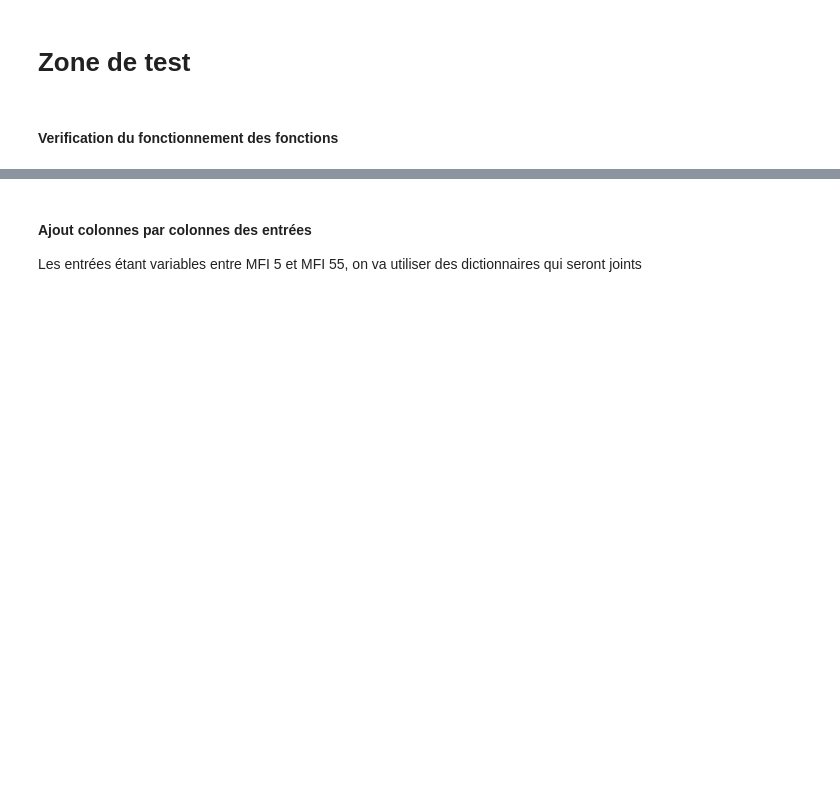
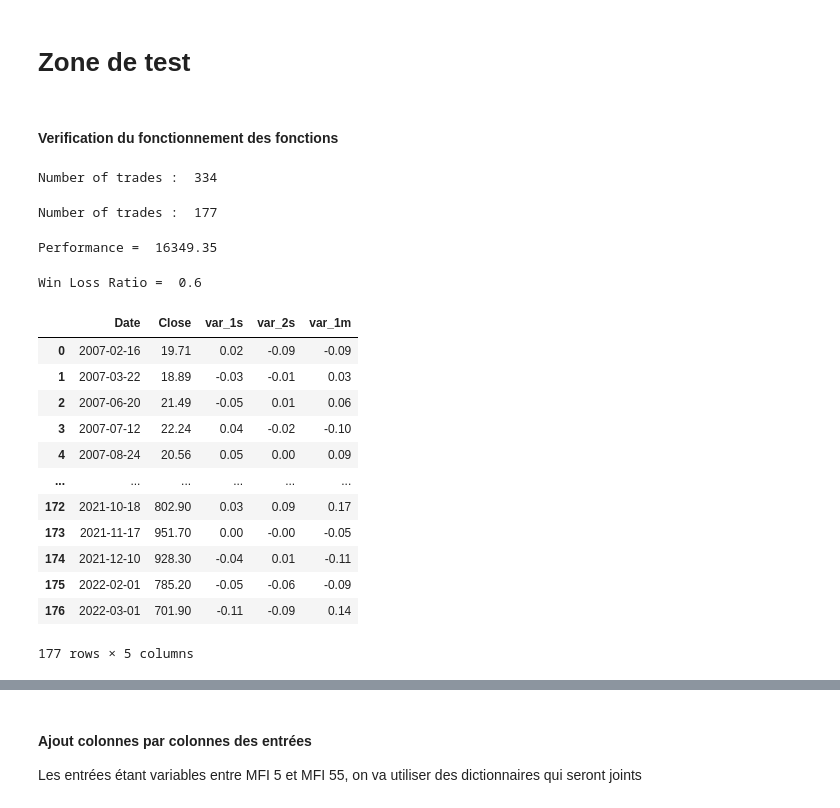
Before and after one commit to AxelRK200/strategies_backtesting, a Jupyter notebook: Money_Flow_Index/MFI_entry_time_based.ipynb, the cells around one changed output, grey strips where cells are left out. Cells and saved outputs as stored; diff of their text form; code cells hidden in the pictures; blank space fills up the shorter version.

```diff
--- a/Money_Flow_Index/MFI_entry_time_based.ipynb
+++ b/Money_Flow_Index/MFI_entry_time_based.ipynb
@@ -1153,13 +1303,39 @@ l_minMAX = get_min_max(df_ta['MFI_5'])
 # %%
-l_e = find_entries(df_ta[df_ta.columns[0:7]], l_minMAX[0])
+l_e = find_entries(df_ta_allTime[df_ta.columns[0:8]], 56)
 # %%
-df_test = generate_future_dates(df_ta[df_ta.columns[0:7]], l_e)
-df_test.tail(1)
+df_test = generate_future_dates(df_ta_allTime[df_ta_allTime.columns[0:8]], l_e)
 # %%
 print("Number of trades : ",df_test.shape[0])
+# %% [output]
+Number of trades :  334
+# %%
+kill_multiple_entries(df_test)
+print("Number of trades : ",df_test.shape[0])
+# %% [output]
+Number of trades :  177
 # %%
 p = calc_performance(df_test)
 print("Performance = ",p)
+# %% [output]
+Performance =  16349.35
 # %%
 wr = calc_WinLossRatio(df_test)
 print("Win Loss Ratio = ",wr)
+# %% [output]
+Win Loss Ratio =  0.6
+# %%
+df_test
+# %% [output]
+|  | Date | Close | var_1s | var_2s | var_1m |
+| 0 | 2007-02-16 | 19.71 | 0.02 | -0.09 | -0.09 |
+| 1 | 2007-03-22 | 18.89 | -0.03 | -0.01 | 0.03 |
+| 2 | 2007-06-20 | 21.49 | -0.05 | 0.01 | 0.06 |
+| 3 | 2007-07-12 | 22.24 | 0.04 | -0.02 | -0.10 |
+| 4 | 2007-08-24 | 20.56 | 0.05 | 0.00 | 0.09 |
+| ... | ... | ... | ... | ... | ... |
+| 172 | 2021-10-18 | 802.90 | 0.03 | 0.09 | 0.17 |
+| 173 | 2021-11-17 | 951.70 | 0.00 | -0.00 | -0.05 |
+| 174 | 2021-12-10 | 928.30 | -0.04 | 0.01 | -0.11 |
+| 175 | 2022-02-01 | 785.20 | -0.05 | -0.06 | -0.09 |
+| 176 | 2022-03-01 | 701.90 | -0.11 | -0.09 | 0.14 |
+177 rows × 5 columns
```
Also changed, not shown: parts of 33 cells of this notebook.
